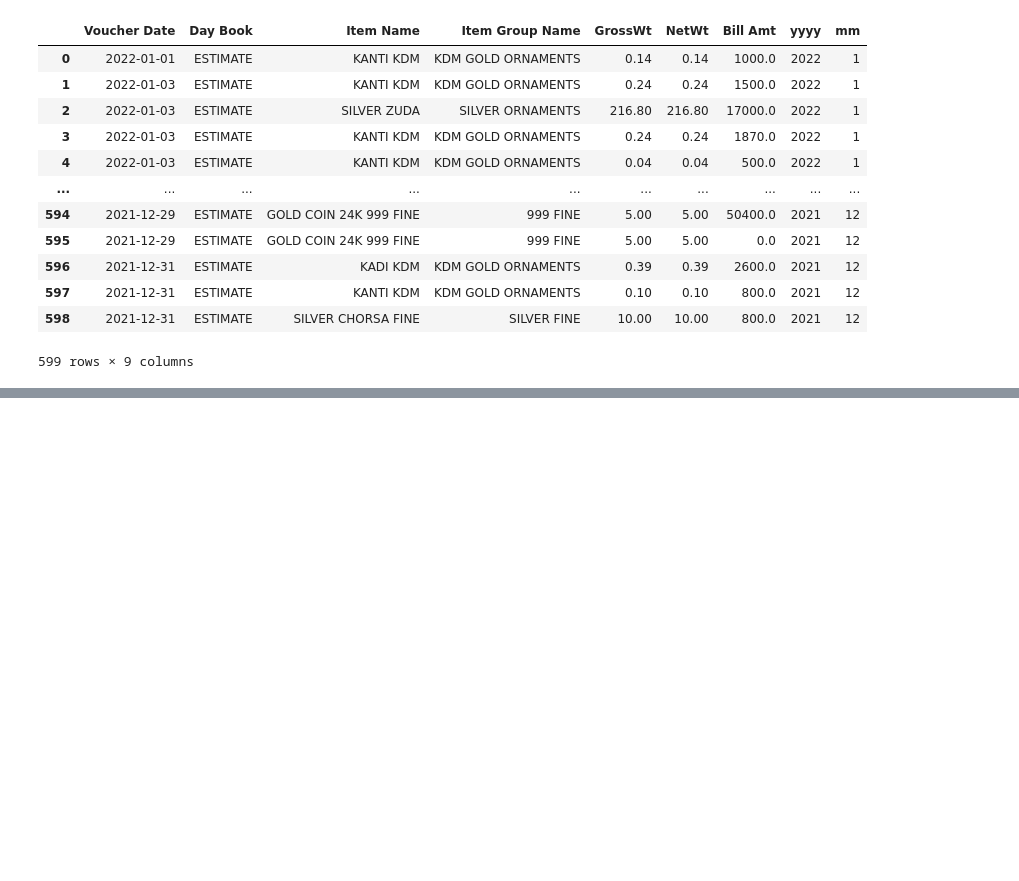
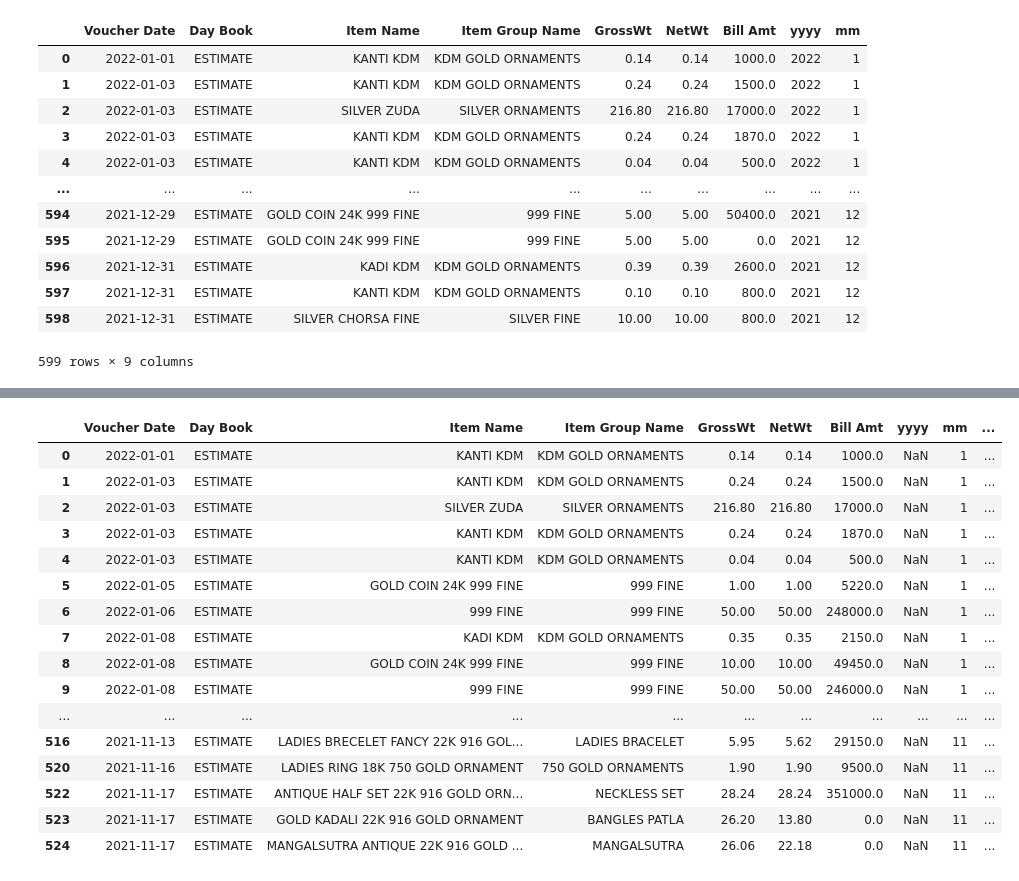
Before and after one commit to aakashsyadav1999/Sales-list-estimate-edited, a Jupyter notebook: estimate.ipynb, the cells around one changed output, grey strips where cells are left out. Cells and saved outputs as stored; diff of their text form; code cells hidden in the pictures; blank space fills up the shorter version.

```diff
--- a/estimate.ipynb
+++ b/estimate.ipynb
@@ -254,0 +345,20 @@ df
+# %%
+Item_group_name.head()
+# %% [output]
+|  | Voucher Date | Day Book | Item Name | Item Group Name | GrossWt | NetWt | Bill Amt | yyyy | mm | ... |
+| 0 | 2022-01-01 | ESTIMATE | KANTI KDM | KDM GOLD ORNAMENTS | 0.14 | 0.14 | 1000.0 | NaN | 1 | ... |
+| 1 | 2022-01-03 | ESTIMATE | KANTI KDM | KDM GOLD ORNAMENTS | 0.24 | 0.24 | 1500.0 | NaN | 1 | ... |
+| 2 | 2022-01-03 | ESTIMATE | SILVER ZUDA | SILVER ORNAMENTS | 216.80 | 216.80 | 17000.0 | NaN | 1 | ... |
+| 3 | 2022-01-03 | ESTIMATE | KANTI KDM | KDM GOLD ORNAMENTS | 0.24 | 0.24 | 1870.0 | NaN | 1 | ... |
+| 4 | 2022-01-03 | ESTIMATE | KANTI KDM | KDM GOLD ORNAMENTS | 0.04 | 0.04 | 500.0 | NaN | 1 | ... |
+| 5 | 2022-01-05 | ESTIMATE | GOLD COIN 24K 999 FINE | 999 FINE | 1.00 | 1.00 | 5220.0 | NaN | 1 | ... |
+| 6 | 2022-01-06 | ESTIMATE | 999 FINE | 999 FINE | 50.00 | 50.00 | 248000.0 | NaN | 1 | ... |
+| 7 | 2022-01-08 | ESTIMATE | KADI KDM | KDM GOLD ORNAMENTS | 0.35 | 0.35 | 2150.0 | NaN | 1 | ... |
+| 8 | 2022-01-08 | ESTIMATE | GOLD COIN 24K 999 FINE | 999 FINE | 10.00 | 10.00 | 49450.0 | NaN | 1 | ... |
+| 9 | 2022-01-08 | ESTIMATE | 999 FINE | 999 FINE | 50.00 | 50.00 | 246000.0 | NaN | 1 | ... |
+| ... | ... | ... | ... | ... | ... | ... | ... | ... | ... | ... |
+| 516 | 2021-11-13 | ESTIMATE | LADIES BRECELET FANCY 22K 916 GOL... | LADIES BRACELET | 5.95 | 5.62 | 29150.0 | NaN | 11 | ... |
+| 520 | 2021-11-16 | ESTIMATE | LADIES RING 18K 750 GOLD ORNAMENT | 750 GOLD ORNAMENTS | 1.90 | 1.90 | 9500.0 | NaN | 11 | ... |
+| 522 | 2021-11-17 | ESTIMATE | ANTIQUE HALF SET 22K 916 GOLD ORN... | NECKLESS SET | 28.24 | 28.24 | 351000.0 | NaN | 11 | ... |
+| 523 | 2021-11-17 | ESTIMATE | GOLD KADALI 22K 916 GOLD ORNAMENT | BANGLES PATLA | 26.20 | 13.80 | 0.0 | NaN | 11 | ... |
+| 524 | 2021-11-17 | ESTIMATE | MANGALSUTRA ANTIQUE 22K 916 GOLD ... | MANGALSUTRA | 26.06 | 22.18 | 0.0 | NaN | 11 | ... |
```
Also changed, not shown: parts of 14 cells of this notebook.
